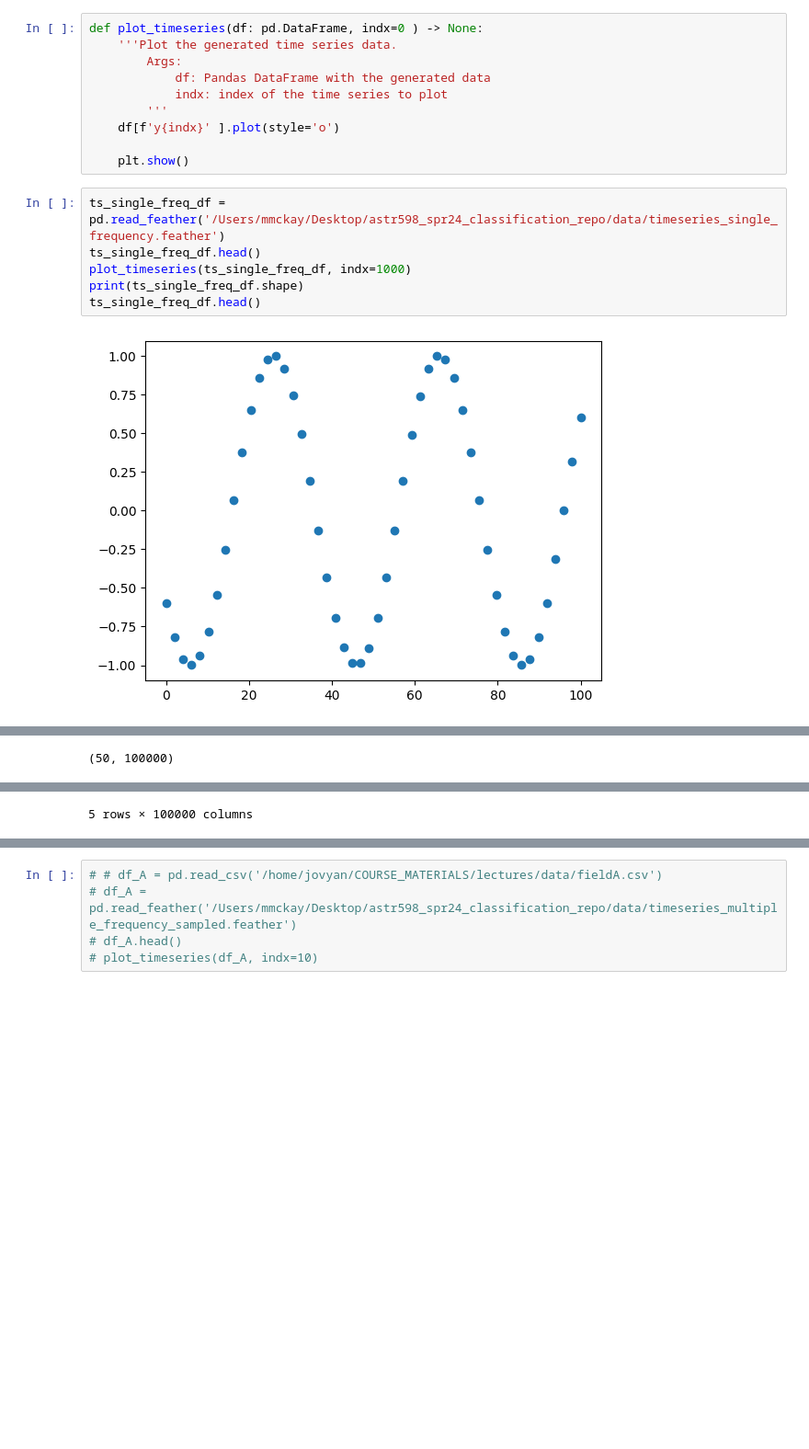
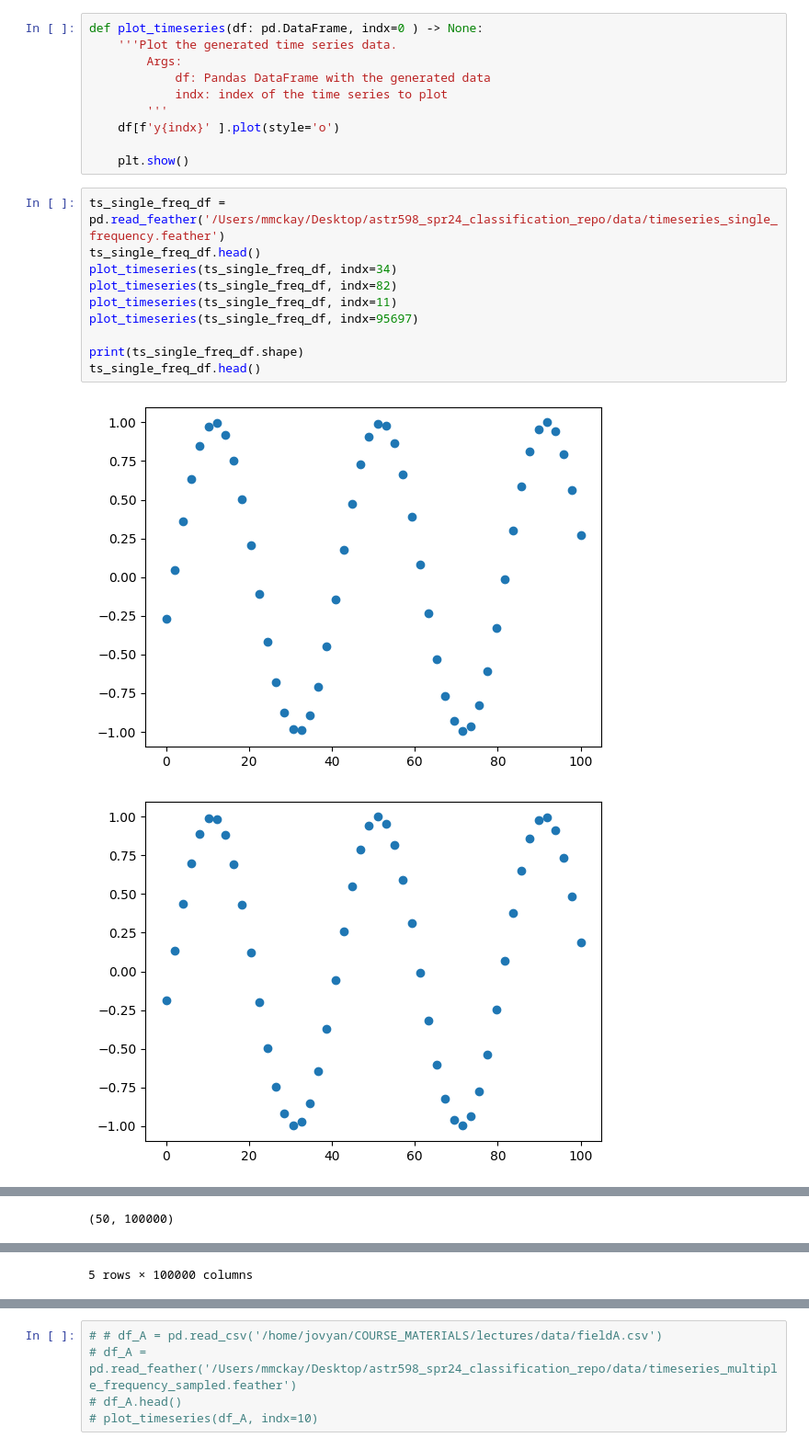
Before and after one commit to mmckay18/astr598_spr24_classification_repo, a Jupyter notebook: NOTEBOOKS/classification_models.ipynb, the cells around one changed output, grey strips where cells are left out. Shown at 92% size. Saved outputs shown, nothing was run; the diff lists cells and outputs as text; blank space fills up the shorter version.

```diff
--- a/NOTEBOOKS/classification_models.ipynb
+++ b/NOTEBOOKS/classification_models.ipynb
@@ -41,8 +43,13 @@ def plot_timeseries(df: pd.DataFrame, indx=0 ) -> None:
 # %%
 ts_single_freq_df = pd.read_feather('/Users/mmckay/Desktop/astr598_spr24_classification_repo/data/timeseries_single_frequency.feather')
 ts_single_freq_df.head()
-plot_timeseries(ts_single_freq_df, indx=1000)
+plot_timeseries(ts_single_freq_df, indx=34)
+plot_timeseries(ts_single_freq_df, indx=82)
+plot_timeseries(ts_single_freq_df, indx=11)
+plot_timeseries(ts_single_freq_df, indx=95697)
+
 print(ts_single_freq_df.shape)
 ts_single_freq_df.head()
 # %% [output]
-[figure, old version]
+[figure, new version]
+[figure, added]
```
Also changed, not shown: parts of 71 cells of this notebook, 1 other file.
